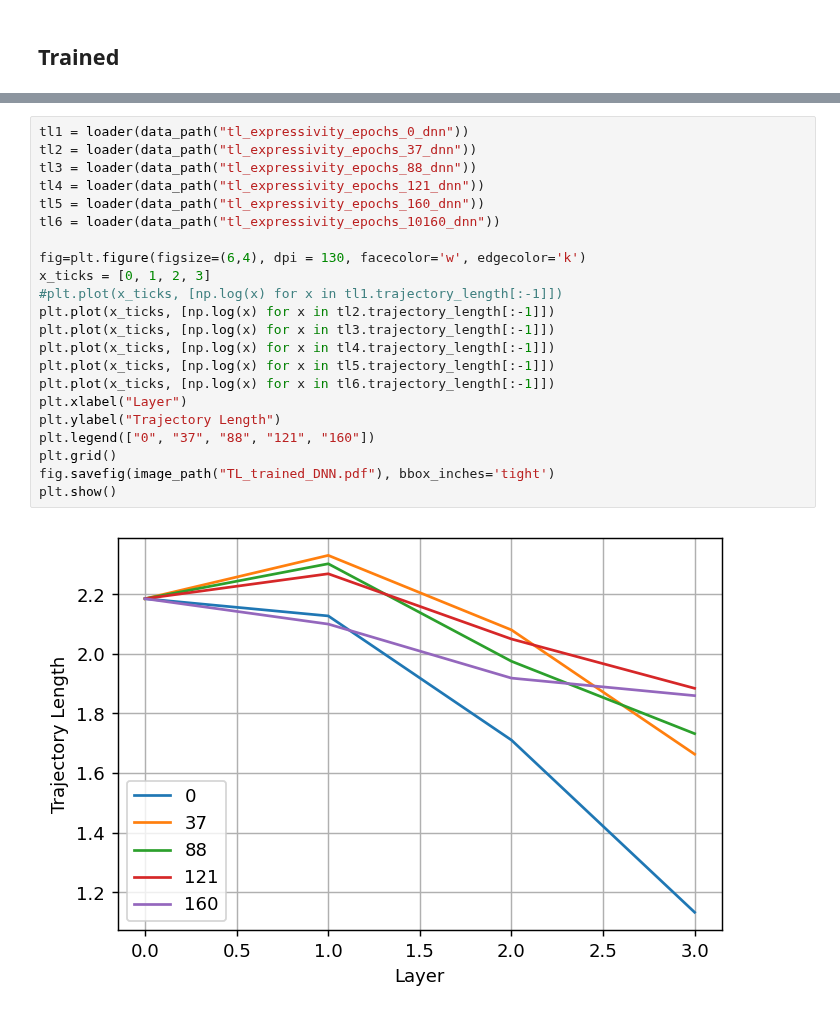
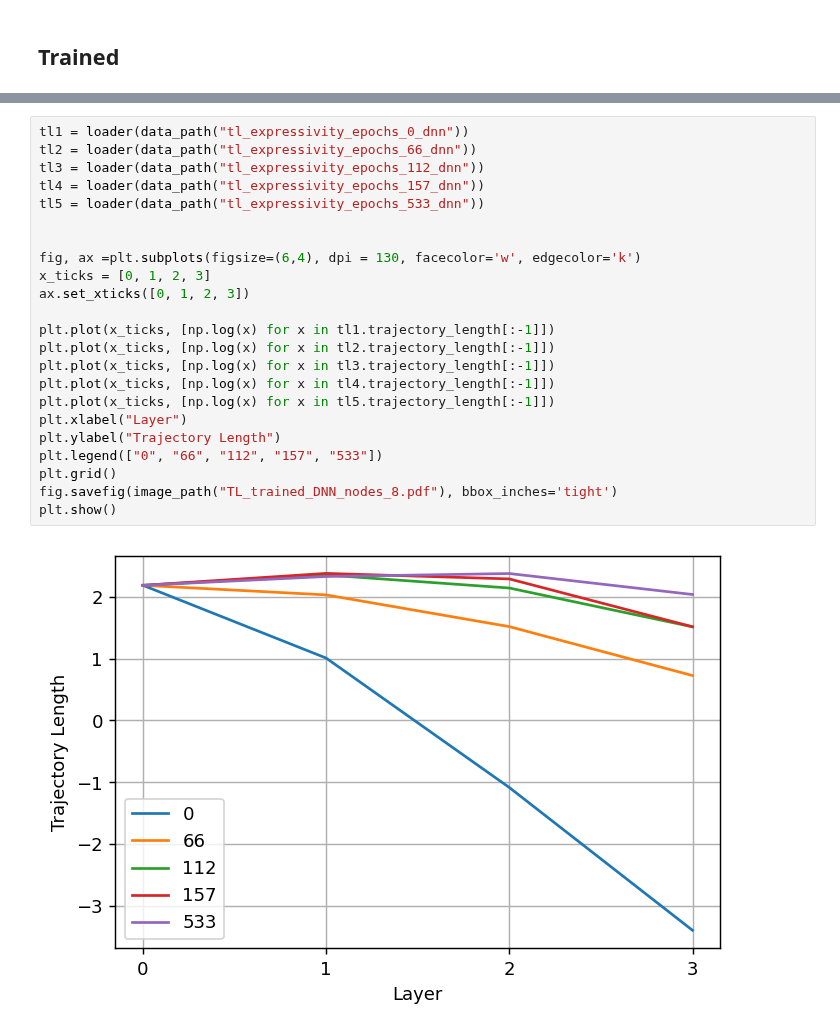
Before and after one commit to KristianWold/Master-Thesis, a Jupyter notebook: notebooks/analysis/Expressivity and Stability.ipynb, the cells around one changed output, grey strips where cells are left out. Drawn from its saved outputs; the diff is of its cells as text.

```diff
--- a/notebooks/analysis/Expressivity and Stability.ipynb
+++ b/notebooks/analysis/Expressivity and Stability.ipynb
@@ -126,24 +155,25 @@ plt.show()
 # %%
 tl1 = loader(data_path("tl_expressivity_epochs_0_dnn"))
-tl2 = loader(data_path("tl_expressivity_epochs_37_dnn"))
-tl3 = loader(data_path("tl_expressivity_epochs_88_dnn"))
-tl4 = loader(data_path("tl_expressivity_epochs_121_dnn"))
-tl5 = loader(data_path("tl_expressivity_epochs_160_dnn"))
-tl6 = loader(data_path("tl_expressivity_epochs_10160_dnn"))
+tl2 = loader(data_path("tl_expressivity_epochs_66_dnn"))
+tl3 = loader(data_path("tl_expressivity_epochs_112_dnn"))
+tl4 = loader(data_path("tl_expressivity_epochs_157_dnn"))
+tl5 = loader(data_path("tl_expressivity_epochs_533_dnn"))
 
-fig=plt.figure(figsize=(6,4), dpi = 130, facecolor='w', edgecolor='k')
+
+fig, ax =plt.subplots(figsize=(6,4), dpi = 130, facecolor='w', edgecolor='k')
 x_ticks = [0, 1, 2, 3]
-#plt.plot(x_ticks, [np.log(x) for x in tl1.trajectory_length[:-1]])
+ax.set_xticks([0, 1, 2, 3])
+
+plt.plot(x_ticks, [np.log(x) for x in tl1.trajectory_length[:-1]])
 plt.plot(x_ticks, [np.log(x) for x in tl2.trajectory_length[:-1]])
 plt.plot(x_ticks, [np.log(x) for x in tl3.trajectory_length[:-1]])
 plt.plot(x_ticks, [np.log(x) for x in tl4.trajectory_length[:-1]])
 plt.plot(x_ticks, [np.log(x) for x in tl5.trajectory_length[:-1]])
-plt.plot(x_ticks, [np.log(x) for x in tl6.trajectory_length[:-1]])
 plt.xlabel("Layer")
 plt.ylabel("Trajectory Length")
-plt.legend(["0", "37", "88", "121", "160"])
+plt.legend(["0", "66", "112", "157", "533"])
 plt.grid()
-fig.savefig(image_path("TL_trained_DNN.pdf"), bbox_inches='tight')
+fig.savefig(image_path("TL_trained_DNN_nodes_8.pdf"), bbox_inches='tight')
 plt.show()
 # %% [output]
-[figure, old version]
+[figure, new version]
```
Also changed, not shown: parts of 4 cells of this notebook, 37 other files.
